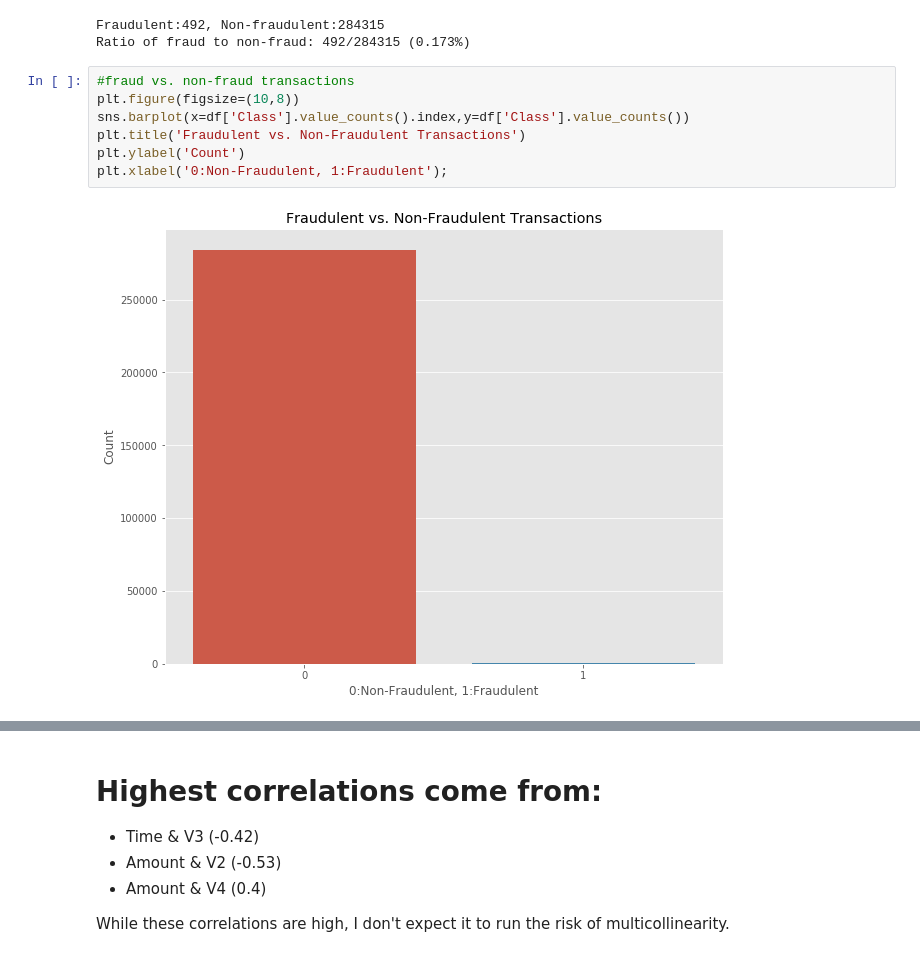
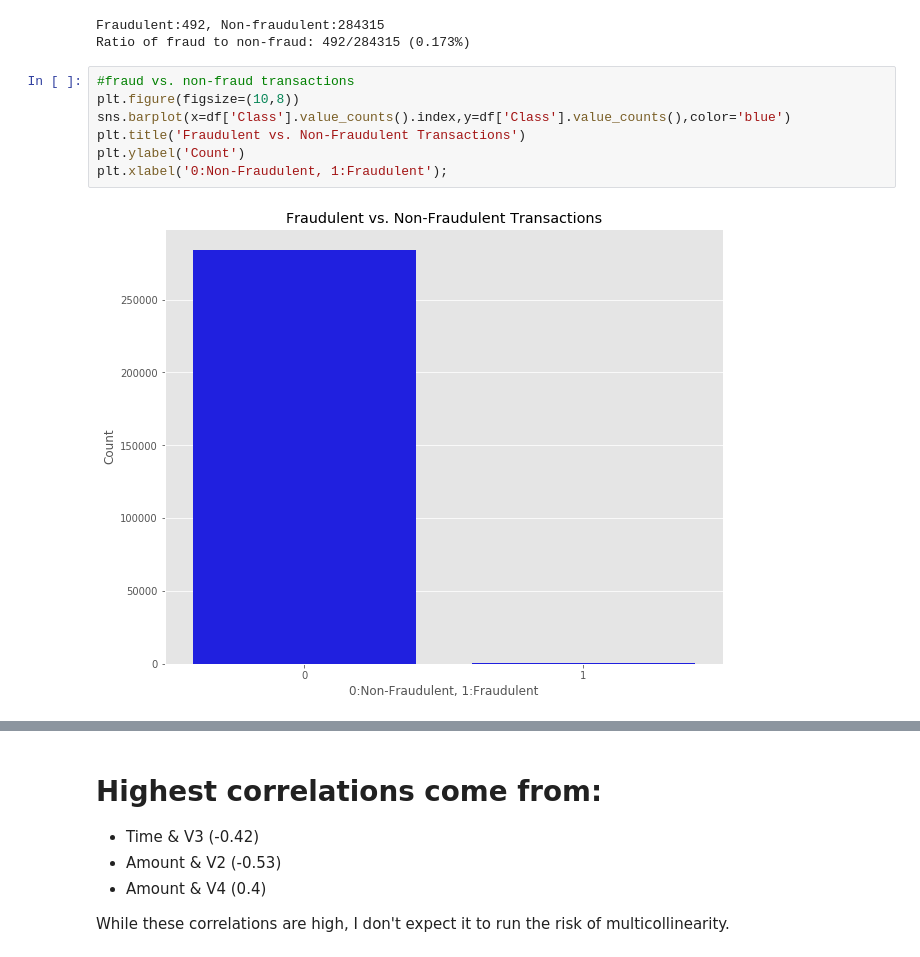
Before and after one commit to rmacaraeg/CC_Fraud, a Jupyter notebook: ccfraud.ipynb, the cells around one changed output, grey strips where cells are left out. Saved outputs shown, nothing was run; the diff lists cells and outputs as text.

```diff
--- a/ccfraud.ipynb
+++ b/ccfraud.ipynb
@@ -104,11 +105,11 @@ Ratio of fraud to non-fraud: 492/284315 (0.173%)
 # %%
 #fraud vs. non-fraud transactions
 plt.figure(figsize=(10,8))
-sns.barplot(x=df['Class'].value_counts().index,y=df['Class'].value_counts())
+sns.barplot(x=df['Class'].value_counts().index,y=df['Class'].value_counts(),color='blue')
 plt.title('Fraudulent vs. Non-Fraudulent Transactions')
 plt.ylabel('Count')
 plt.xlabel('0:Non-Fraudulent, 1:Fraudulent');
 # %% [output]
-[figure, old version]
+[figure, new version]
 # %%
 #heatmap to find any high correlations
```
Also changed, not shown: parts of 14 cells of this notebook.
